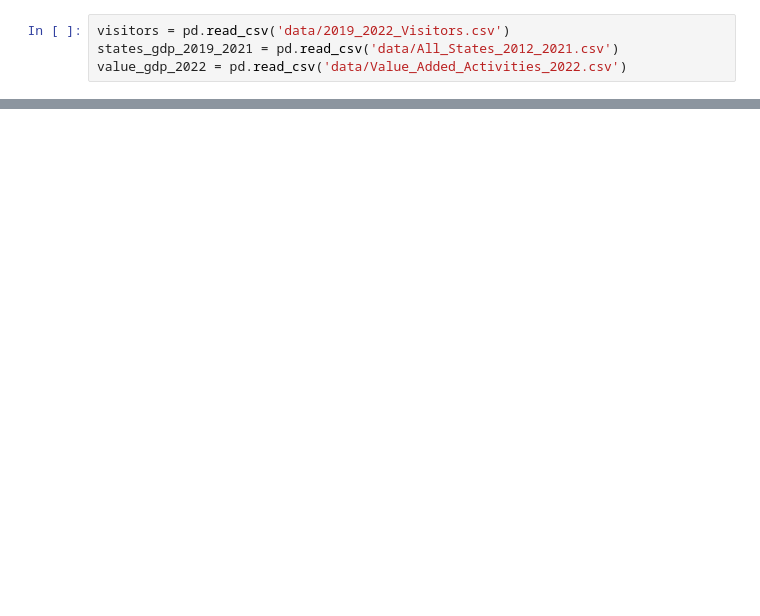
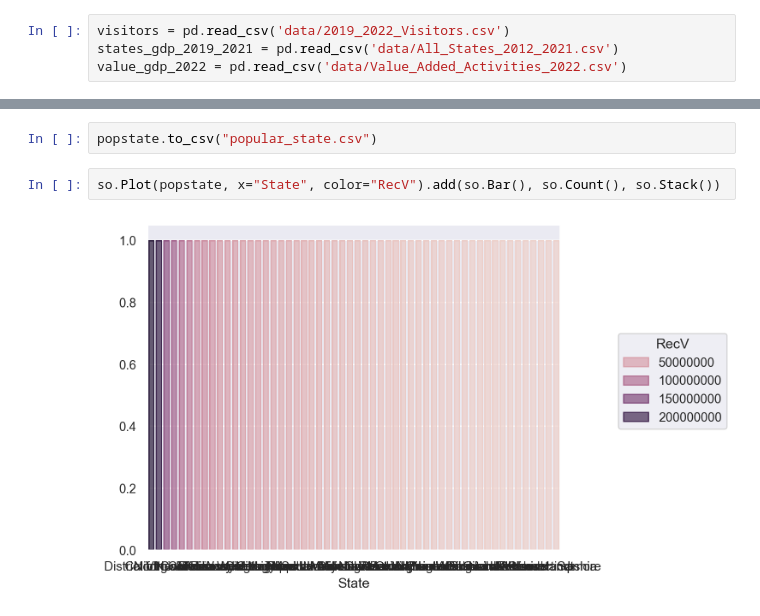
Before and after one commit to ngartley/Outdoor_Rec_Sales, a Jupyter notebook: Capstone_OutdoorRec.ipynb, the cells around one changed output, grey strips where cells are left out. Saved outputs shown, nothing was run; the diff lists cells and outputs as text; blank space fills up the shorter version.

```diff
--- a/Capstone_OutdoorRec.ipynb
+++ b/Capstone_OutdoorRec.ipynb
@@ -51,0 +114,6 @@ sns.lineplot(data=byyear, x="Year", y="Recreation_Visitors")
+# %%
+popstate.to_csv("popular_state.csv")
+# %%
+so.Plot(popstate, x="State", color="RecV").add(so.Bar(), so.Count(), so.Stack())
+# %% [output]
+[figure, added]
```
Also changed, not shown: parts of 16 cells of this notebook, 4 other files.
